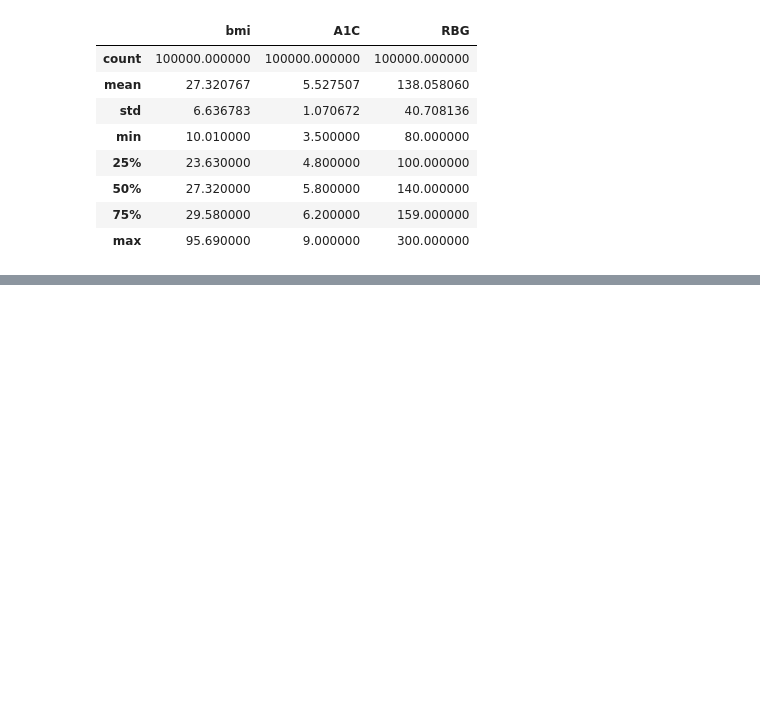
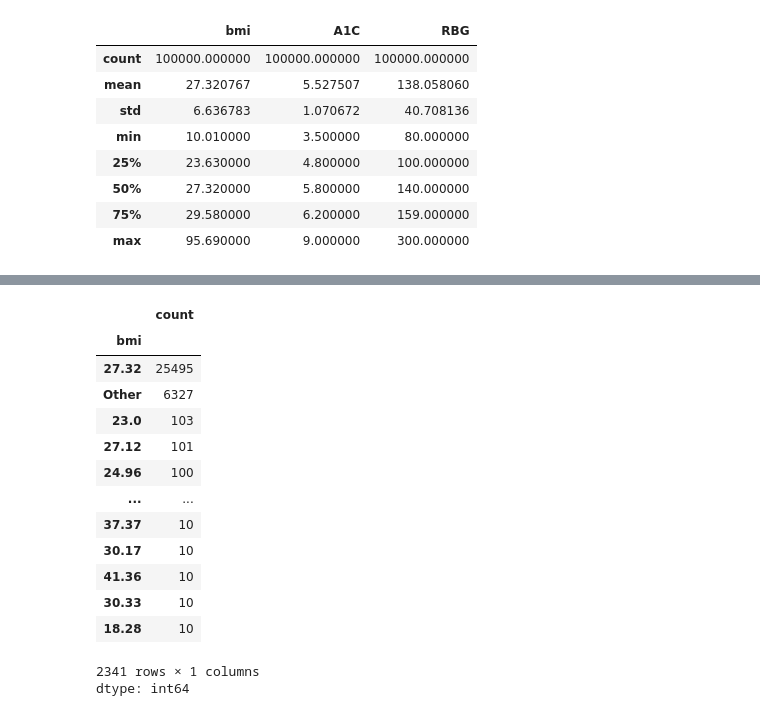
Before and after one commit to ComfyKoala/diabetes-classification, a Jupyter notebook: JV/diabetes_htn.ipynb, the cells around one changed output, grey strips where cells are left out. Cells and saved outputs as stored; diff of their text form; code cells hidden in the pictures; blank space fills up the shorter version.

```diff
--- a/JV/diabetes_htn.ipynb
+++ b/JV/diabetes_htn.ipynb
@@ -194,0 +116,30 @@ plt.show()
+# %%
+# Choose a cutoff value and create a list of classifications to be replaced
+# use the variable name `classifications_to_replace`
+cutoff_value = 10
+counts = dm_pd_dropped['bmi'].value_counts()
+classifications_to_replace = counts[counts < cutoff_value].index.tolist()
+
+
+# Replace in dataframe
+for cls in classifications_to_replace:
+    dm_pd_dropped['bmi'] = dm_pd_dropped['bmi'].replace(cls,"Other")
+
+# Check to make sure replacement was successful
+dm_pd_dropped['bmi'].value_counts()
+# %% [output]
+|  | count |
+| bmi |  |
+| 27.32 | 25495 |
+| Other | 6327 |
+| 23.0 | 103 |
+| 27.12 | 101 |
+| 24.96 | 100 |
+| ... | ... |
+| 37.37 | 10 |
+| 30.17 | 10 |
+| 41.36 | 10 |
+| 30.33 | 10 |
+| 18.28 | 10 |
+2341 rows × 1 columns
+dtype: int64
```
Also changed, not shown: parts of 32 cells of this notebook.
